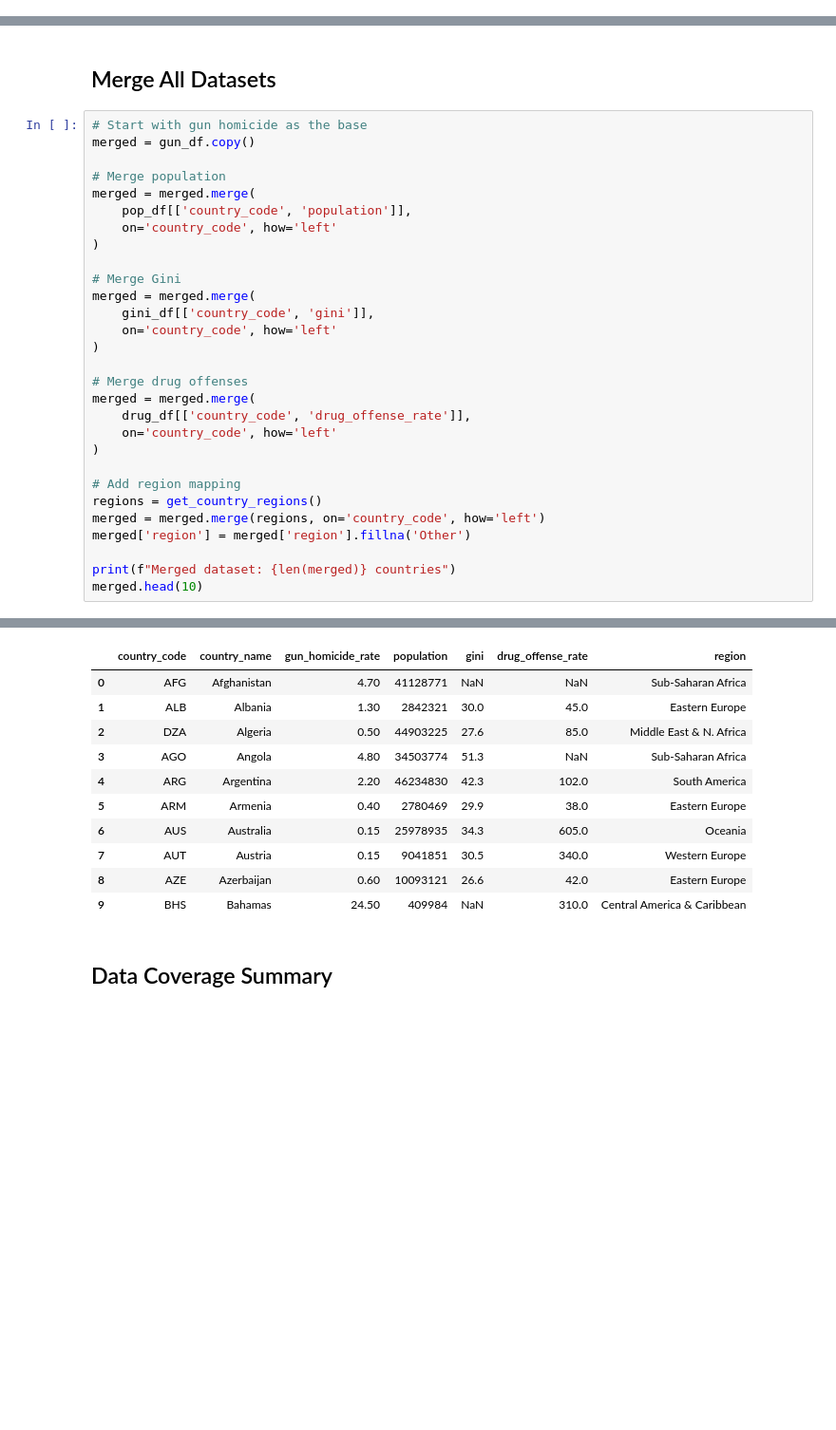
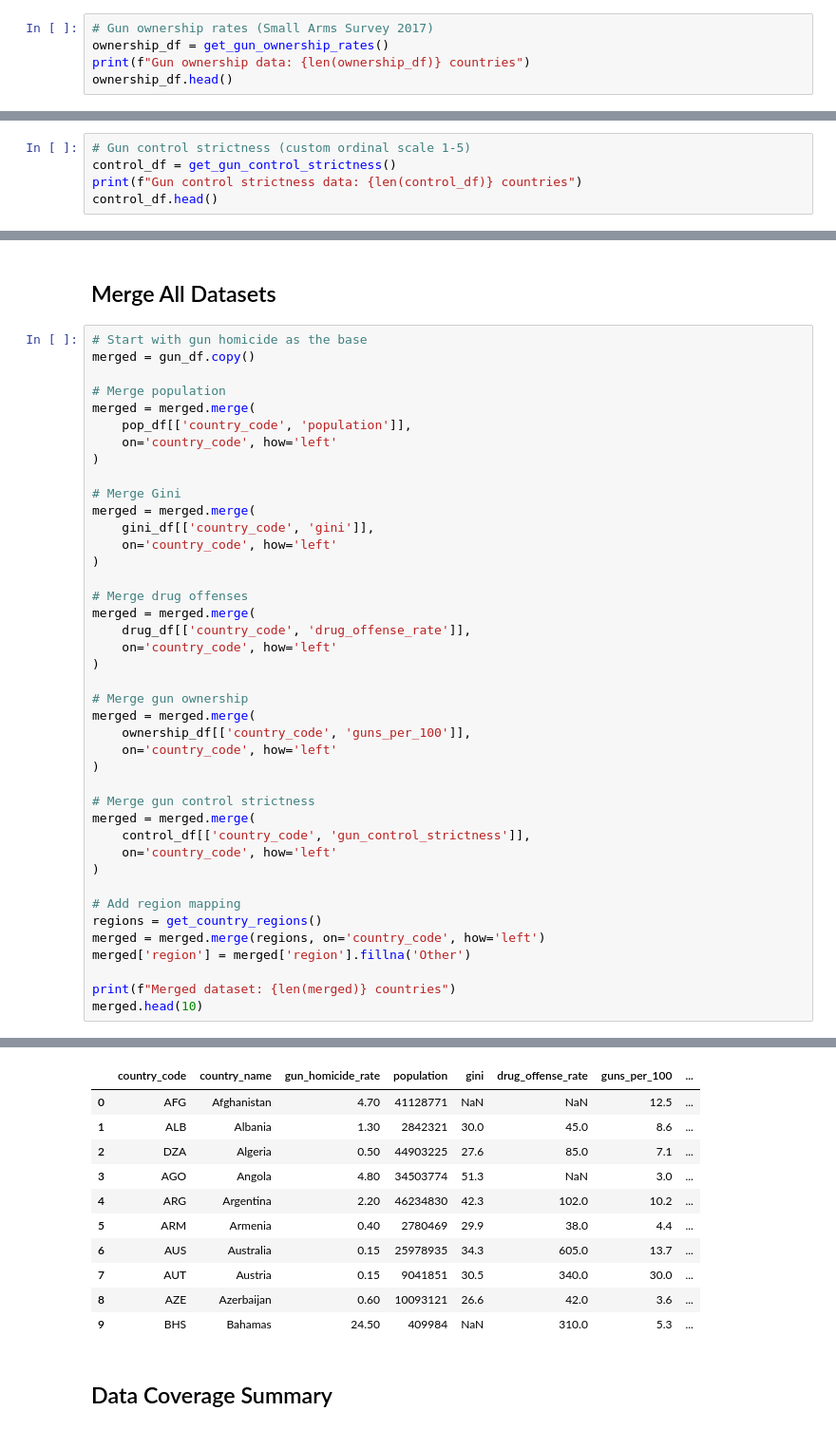
Before and after one commit to mckornfield/gun-violence, a Jupyter notebook: notebooks/01_data_collection.ipynb, the cells around one changed output, grey strips where cells are left out. Shown at 95% size. Saved outputs shown, nothing was run; the diff lists cells and outputs as text; blank space fills up the shorter version.

```diff
--- a/notebooks/01_data_collection.ipynb
+++ b/notebooks/01_data_collection.ipynb
@@ -76,3 +77,8 @@ Drug offense data: 121 countries
 | 2 | ARG | Argentina | 102.0 |
 | 3 | ARM | Armenia | 38.0 |
 | 4 | AUS | Australia | 605.0 |
+# %%
+# Gun ownership rates (Small Arms Survey 2017)
+ownership_df = get_gun_ownership_rates()
+print(f"Gun ownership data: {len(ownership_df)} countries")
+ownership_df.head()
@@ -78,0 +93,5 @@ Drug offense data: 121 countries
+# %%
+# Gun control strictness (custom ordinal scale 1-5)
+control_df = get_gun_control_strictness()
+print(f"Gun control strictness data: {len(control_df)} countries")
+control_df.head()
@@ -82,44 +109,56 @@ Drug offense data: 121 countries
 # Start with gun homicide as the base
 merged = gun_df.copy()
 
 # Merge population
 merged = merged.merge(
     pop_df[['country_code', 'population']],
     on='country_code', how='left'
 )
 
 # Merge Gini
 merged = merged.merge(
     gini_df[['country_code', 'gini']],
     on='country_code', how='left'
 )
 
 # Merge drug offenses
 merged = merged.merge(
     drug_df[['country_code', 'drug_offense_rate']],
     on='country_code', how='left'
 )
 
+# Merge gun ownership
+merged = merged.merge(
+    ownership_df[['country_code', 'guns_per_100']],
+    on='country_code', how='left'
+)
+
+# Merge gun control strictness
+merged = merged.merge(
+    control_df[['country_code', 'gun_control_strictness']],
+    on='country_code', how='left'
+)
+
 # Add region mapping
 regions = get_country_regions()
 merged = merged.merge(regions, on='country_code', how='left')
 merged['region'] = merged['region'].fillna('Other')
 
 print(f"Merged dataset: {len(merged)} countries")
 merged.head(10)
 # %% [output]
 Merged dataset: 161 countries
-|  | country_code | country_name | gun_homicide_rate | population | gini | drug_offense_rate | region |
-| 0 | AFG | Afghanistan | 4.70 | 41128771 | NaN | NaN | Sub-Saharan Africa |
-| 1 | ALB | Albania | 1.30 | 2842321 | 30.0 | 45.0 | Eastern Europe |
-| 2 | DZA | Algeria | 0.50 | 44903225 | 27.6 | 85.0 | Middle East & N. Africa |
-| 3 | AGO | Angola | 4.80 | 34503774 | 51.3 | NaN | Sub-Saharan Africa |
-| 4 | ARG | Argentina | 2.20 | 46234830 | 42.3 | 102.0 | South America |
-| 5 | ARM | Armenia | 0.40 | 2780469 | 29.9 | 38.0 | Eastern Europe |
-| 6 | AUS | Australia | 0.15 | 25978935 | 34.3 | 605.0 | Oceania |
-| 7 | AUT | Austria | 0.15 | 9041851 | 30.5 | 340.0 | Western Europe |
-| 8 | AZE | Azerbaijan | 0.60 | 10093121 | 26.6 | 42.0 | Eastern Europe |
-| 9 | BHS | Bahamas | 24.50 | 409984 | NaN | 310.0 | Central America & Caribbean |
+|  | country_code | country_name | gun_homicide_rate | population | gini | drug_offense_rate | guns_per_100 | ... |
+| 0 | AFG | Afghanistan | 4.70 | 41128771 | NaN | NaN | 12.5 | ... |
+| 1 | ALB | Albania | 1.30 | 2842321 | 30.0 | 45.0 | 8.6 | ... |
+| 2 | DZA | Algeria | 0.50 | 44903225 | 27.6 | 85.0 | 7.1 | ... |
+| 3 | AGO | Angola | 4.80 | 34503774 | 51.3 | NaN | 3.0 | ... |
+| 4 | ARG | Argentina | 2.20 | 46234830 | 42.3 | 102.0 | 10.2 | ... |
+| 5 | ARM | Armenia | 0.40 | 2780469 | 29.9 | 38.0 | 4.4 | ... |
+| 6 | AUS | Australia | 0.15 | 25978935 | 34.3 | 605.0 | 13.7 | ... |
+| 7 | AUT | Austria | 0.15 | 9041851 | 30.5 | 340.0 | 30.0 | ... |
+| 8 | AZE | Azerbaijan | 0.60 | 10093121 | 26.6 | 42.0 | 3.6 | ... |
+| 9 | BHS | Bahamas | 24.50 | 409984 | NaN | 310.0 | 5.3 | ... |
 # %% [markdown]
 ## Data Coverage Summary
 # %%
```
Also changed, not shown: parts of 7 cells of this notebook, 13 other files.
